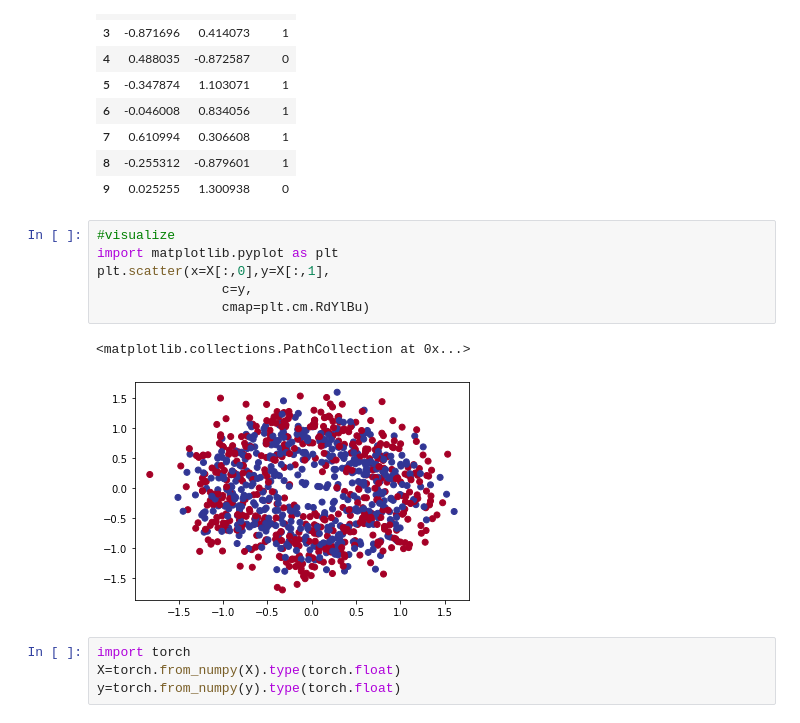
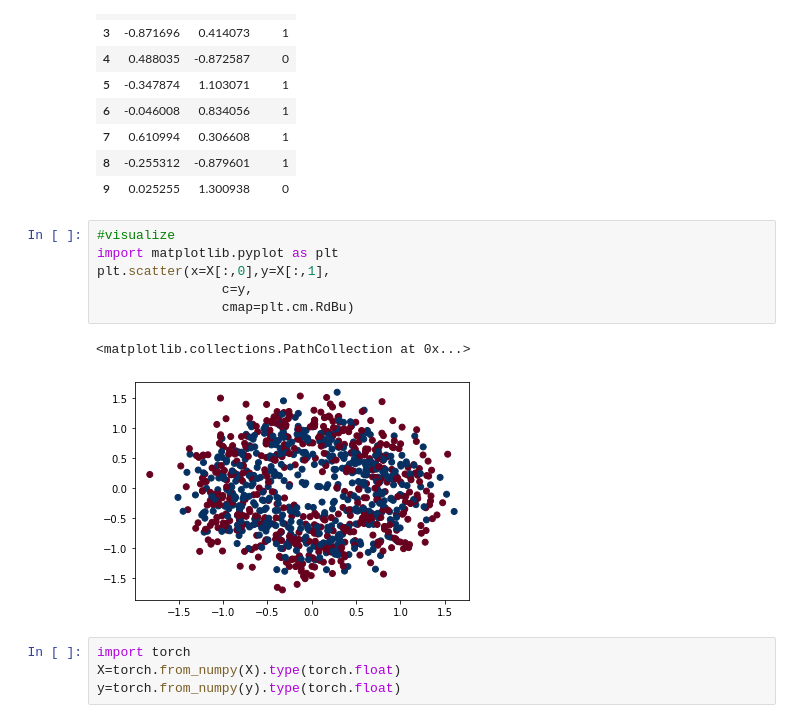
Before and after one commit to GirishHiremath/PyTorch, a Jupyter notebook: neural_network_classification_pytorch.ipynb, the cells around one changed output. Cells and saved outputs as stored; diff of their text form.

```diff
--- a/neural_network_classification_pytorch.ipynb
+++ b/neural_network_classification_pytorch.ipynb
@@ -51,12 +51,12 @@ circles.head(10)
 # %%
 #visualize
 import matplotlib.pyplot as plt
 plt.scatter(x=X[:,0],y=X[:,1],
                 c=y,
-                cmap=plt.cm.RdYlBu)
+                cmap=plt.cm.RdBu)
 # %% [output]
 <matplotlib.collections.PathCollection at 0x...>
-[figure, old version]
+[figure, new version]
 # %%
 import torch
 X=torch.from_numpy(X).type(torch.float)
```
Also changed, not shown: parts of 10 cells of this notebook.
